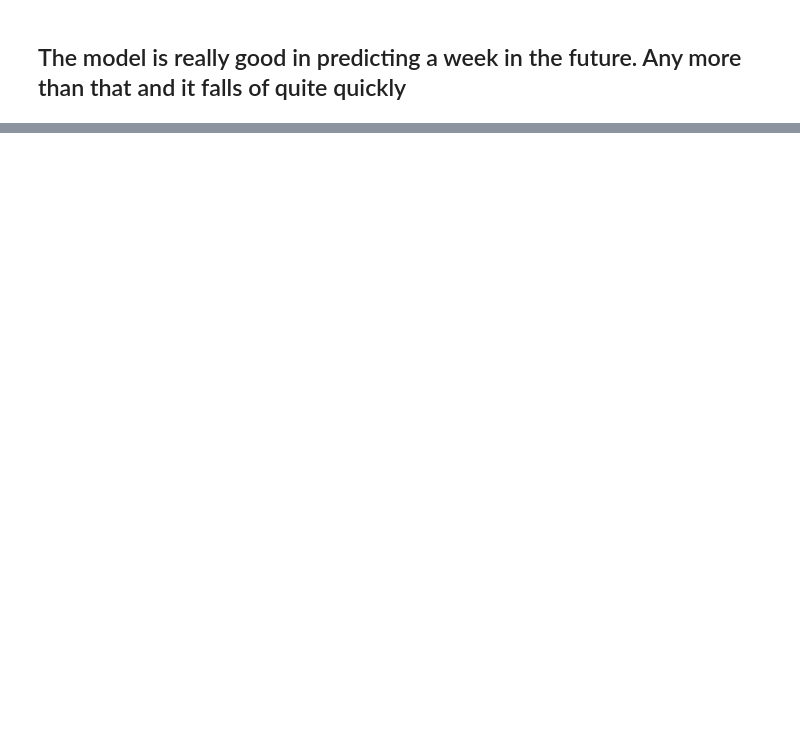
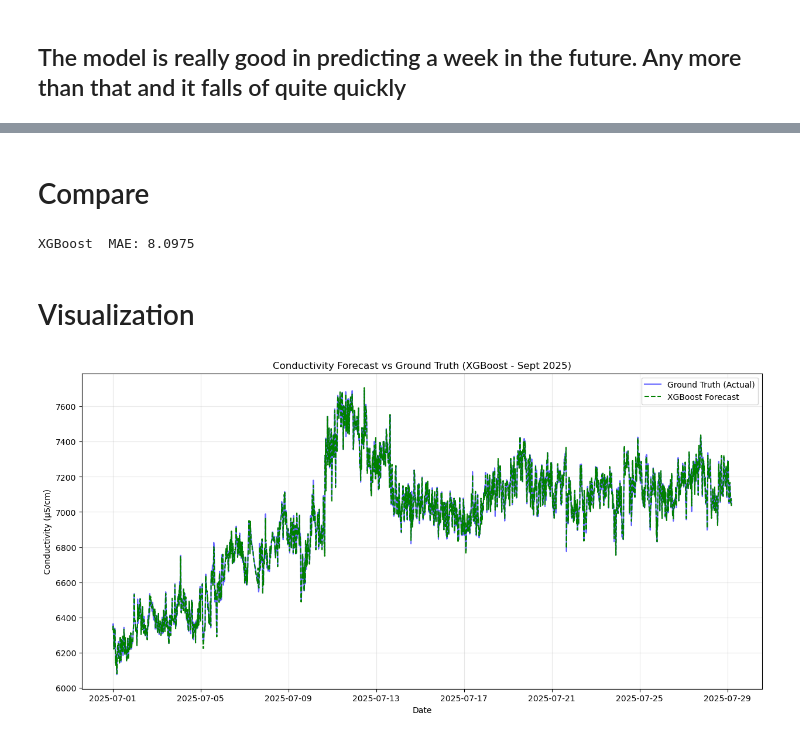
Before and after one commit to ShehabEldeenAyman/Gent-Terneuzen-canal, a Jupyter notebook: time series analysis/LightGBM.ipynb, the cells around one changed output, grey strips where cells are left out. Drawn from its saved outputs; the diff is of its cells as text; code cells hidden in the pictures; blank space fills up the shorter version.

```diff
--- a/time series analysis/LightGBM.ipynb
+++ b/time series analysis/LightGBM.ipynb
@@ -299,0 +311,18 @@ plt.show()
+# %%
+params = {
+    'objective': 'reg:squarederror', # We are predicting a number (conductivity)
+    'max_depth': 6,                 # Depth of trees
+    'eta': 0.01,                    # Learning rate (same as 'learning_rate')
+    'subsample': 0.8,               # Use 80% of data to grow each tree (prevents overfitting)
+    'colsample_bytree': 0.8,        # Use 80% of sensors for each tree
+    'eval_metric': 'mae'
+}
+
+# We use 'evallist' to watch the error in real-time
+evallist = [(dtrain, 'train'), (dtest, 'eval')]
+num_round = 2000
+
+bst = xgb.train(params, dtrain, num_round, evallist, early_stopping_rounds=50)
+
+# 4. Forecast
+predictions_xgb = bst.predict(dtest)
@@ -299,0 +358,42 @@ plt.show()
+# %% [markdown]
+# Compare
+# %%
+mae_xgb = mean_absolute_error(y_test, predictions_xgb)
+print(f"XGBoost  MAE: {mae_xgb:.4f}")
+# %% [output]
+XGBoost  MAE: 8.0975
+# %% [markdown]
+# Visualization
+# %%
+
+# 1. Create a DataFrame for XGBoost results
+# Ensure 'predictions_xgb' is the output from bst.predict(dtest)
+results_xgb = pd.DataFrame({
+    'Actual': y_test,
+    'XGBoost_Forecast': predictions_xgb
+}, index=y_test.index)
+
+# 2. Plotting the 28-day window (2688 rows)
+plt.figure(figsize=(15, 7))
+
+# Plot Actual Data
+plt.plot(results_xgb['Actual'].iloc[:2688],
+         label='Ground Truth (Actual)',
+         color='blue',
+         alpha=0.6)
+
+# Plot XGBoost Forecast
+plt.plot(results_xgb['XGBoost_Forecast'].iloc[:2688],
+         label='XGBoost Forecast',
+         color='green',           # Using Green to distinguish from LightGBM's Red
+         linestyle='--',
+         linewidth=1.5)
+
+plt.title('Conductivity Forecast vs Ground Truth (XGBoost - Sept 2025)')
+plt.xlabel('Date')
+plt.ylabel('Conductivity (μS/cm)')
+plt.legend()
+plt.grid(True, alpha=0.3)
+plt.show()
+# %% [output]
+[figure, added]
```
Also changed, not shown: parts of 14 cells of this notebook.
